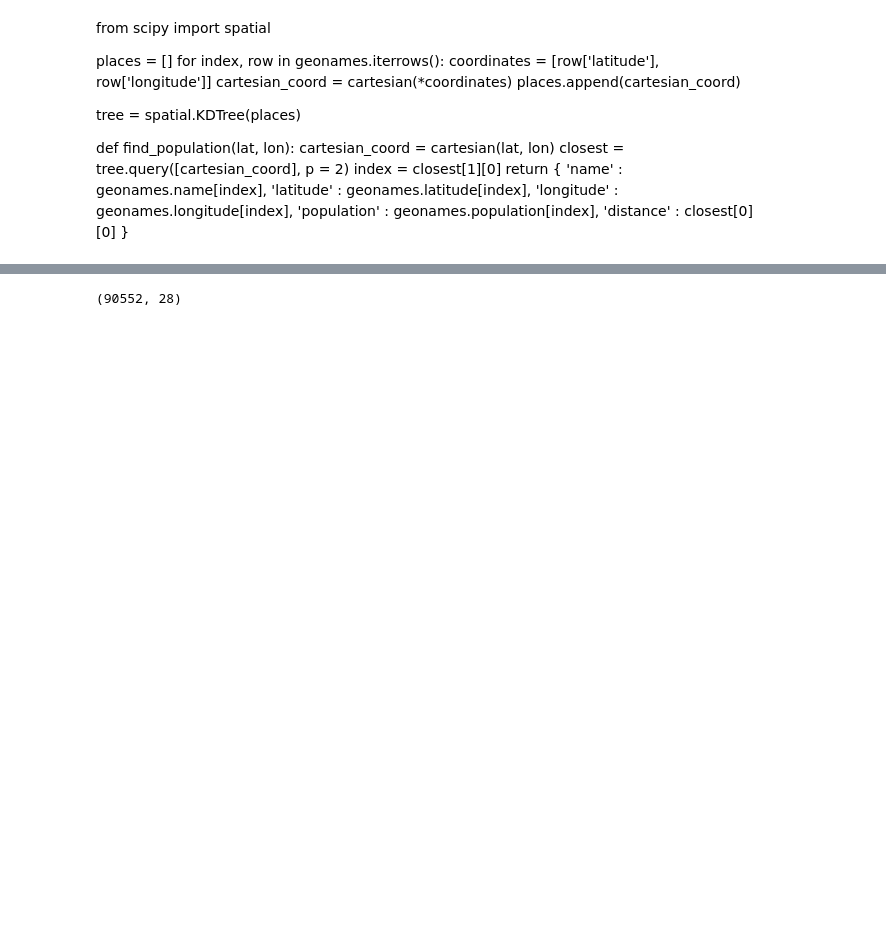
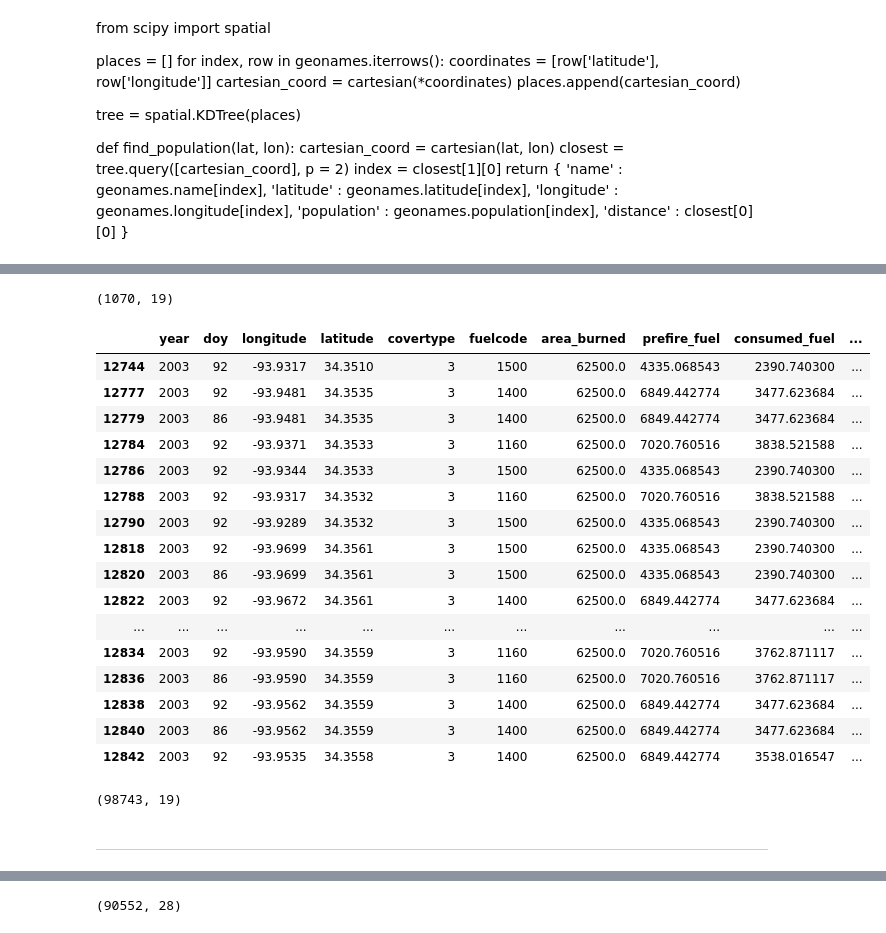
Before and after one commit to NahidGithub/Predicting-Wildfires, a Jupyter notebook: experimental code/ConnectingClusterPoints.ipynb, the cells around one changed output, grey strips where cells are left out. Cells and saved outputs as stored; diff of their text form; code cells hidden in the pictures; blank space fills up the shorter version.

```diff
--- a/experimental code/ConnectingClusterPoints.ipynb
+++ b/experimental code/ConnectingClusterPoints.ipynb
@@ -71,0 +359,2 @@ FCECO2011.shape
+# %%
+emdatatest.reset_index(inplace = True, drop = True)
@@ -71,0 +370,3 @@ FCECO2011.shape
+# %%
+dupes1 = emdatatest[emdatatest.duplicated(['doy', 'year', 'longitude', 'latitude'])]
+dupes2 = emdatatest.drop_duplicates(subset=['doy', 'year', 'longitude', 'latitude'], keep='first')
@@ -71,0 +382,5 @@ FCECO2011.shape
+# %%
+emdatatestv2 = dupes2.merge(right=ClusterPointstest.loc[:,['latitude', 'longitude','year', 'cluster_reference']],
+                   how='left',
+                   left_on=['latitude','longitude','year'],
+                   right_on=['latitude','longitude','year'])
@@ -71,0 +400,24 @@ FCECO2011.shape
+# %%
+cluster_dupes = emdatatestv2[emdatatestv2.duplicated(['doy', 'year', 'longitude', 'latitude'],)]
+# %%
+print(cluster_dupes.shape)
+cluster_dupes[0:20]
+# %% [output]
+(1070, 19)
+|  | year | doy | longitude | latitude | covertype | fuelcode | area_burned | prefire_fuel | consumed_fuel | ... |
+| 12744 | 2003 | 92 | -93.9317 | 34.3510 | 3 | 1500 | 62500.0 | 4335.068543 | 2390.740300 | ... |
+| 12777 | 2003 | 92 | -93.9481 | 34.3535 | 3 | 1400 | 62500.0 | 6849.442774 | 3477.623684 | ... |
+| 12779 | 2003 | 86 | -93.9481 | 34.3535 | 3 | 1400 | 62500.0 | 6849.442774 | 3477.623684 | ... |
+| 12784 | 2003 | 92 | -93.9371 | 34.3533 | 3 | 1160 | 62500.0 | 7020.760516 | 3838.521588 | ... |
+| 12786 | 2003 | 92 | -93.9344 | 34.3533 | 3 | 1500 | 62500.0 | 4335.068543 | 2390.740300 | ... |
+| 12788 | 2003 | 92 | -93.9317 | 34.3532 | 3 | 1160 | 62500.0 | 7020.760516 | 3838.521588 | ... |
+| 12790 | 2003 | 92 | -93.9289 | 34.3532 | 3 | 1500 | 62500.0 | 4335.068543 | 2390.740300 | ... |
+| 12818 | 2003 | 92 | -93.9699 | 34.3561 | 3 | 1500 | 62500.0 | 4335.068543 | 2390.740300 | ... |
+| 12820 | 2003 | 86 | -93.9699 | 34.3561 | 3 | 1500 | 62500.0 | 4335.068543 | 2390.740300 | ... |
+| 12822 | 2003 | 92 | -93.9672 | 34.3561 | 3 | 1400 | 62500.0 | 6849.442774 | 3477.623684 | ... |
+| ... | ... | ... | ... | ... | ... | ... | ... | ... | ... | ... |
+| 12834 | 2003 | 92 | -93.9590 | 34.3559 | 3 | 1160 | 62500.0 | 7020.760516 | 3762.871117 | ... |
+| 12836 | 2003 | 86 | -93.9590 | 34.3559 | 3 | 1160 | 62500.0 | 7020.760516 | 3762.871117 | ... |
+| 12838 | 2003 | 92 | -93.9562 | 34.3559 | 3 | 1400 | 62500.0 | 6849.442774 | 3477.623684 | ... |
+| 12840 | 2003 | 86 | -93.9562 | 34.3559 | 3 | 1400 | 62500.0 | 6849.442774 | 3477.623684 | ... |
+| 12842 | 2003 | 92 | -93.9535 | 34.3558 | 3 | 1400 | 62500.0 | 6849.442774 | 3538.016547 | ... |
@@ -71,0 +426,6 @@ FCECO2011.shape
+# %%
+dupes3.shape
+# %% [output]
+(98743, 19)
+# %% [markdown]
+--------
```
Also changed, not shown: parts of 132 cells of this notebook.
